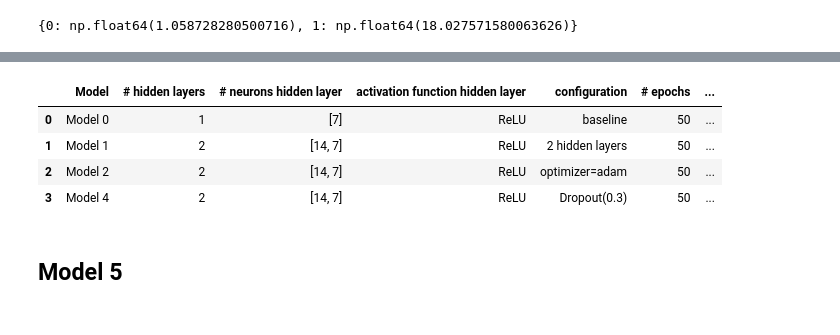
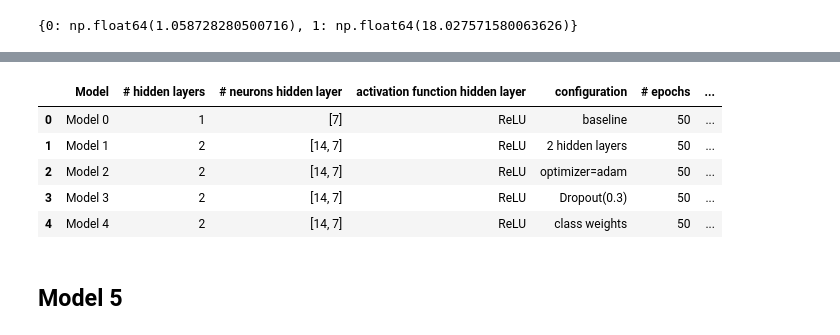
Before and after one commit to uday-d4/UTAI_NeuralNetworks_ReneWind, a Jupyter notebook: ReneWind_Notebook.ipynb, the cells around one changed output, grey strips where cells are left out. Drawn from its saved outputs; the diff is of its cells as text; code cells hidden in the pictures.

```diff
--- a/ReneWind_Notebook.ipynb
+++ b/ReneWind_Notebook.ipynb
@@ -935,12 +935,13 @@ plot(history4,'loss')
 # %%
-evaluation_results.loc[4] = ['Model 4', '2', '[14, 7]', 'ReLU', 'Dropout(0.3)', epochs, batch_size, history3.history["loss"][-1], history3.history["binary_accuracy"][-1], history3.history["precision"][-1], history3.history["recall"][-1], 2 * (history3.history["precision"][-1] * history3.history["recall"][-1]) / (history3.history["precision"][-1] + history3.history["recall"][-1] + 1e-7), history3.history["val_loss"][-1], history3.history["val_binary_accuracy"][-1], history3.history["val_precision"][-1], history3.history["val_recall"][-1], 2 * (history3.history["val_precision"][-1] * history3.history["val_recall"][-1]) / (history3.history["val_precision"][-1] + history3.history["val_recall"][-1] + 1e-7)]
+evaluation_results.loc[4] = ['Model 4', '2', '[14, 7]', 'ReLU', 'class weights', epochs, batch_size, history4.history["loss"][-1], history4.history["binary_accuracy"][-1], history4.history["precision"][-1], history4.history["recall"][-1], 2 * (history4.history["precision"][-1] * history4.history["recall"][-1]) / (history4.history["precision"][-1] + history4.history["recall"][-1] + 1e-7), history4.history["val_loss"][-1], history4.history["val_binary_accuracy"][-1], history4.history["val_precision"][-1], history4.history["val_recall"][-1], 2 * (history4.history["val_precision"][-1] * history4.history["val_recall"][-1]) / (history4.history["val_precision"][-1] + history4.history["val_recall"][-1] + 1e-7)]
 evaluation_results
 # %% [output]
 |  | Model | # hidden layers | # neurons hidden layer | activation function hidden layer | configuration | # epochs | ... |
 | 0 | Model 0 | 1 | [7] | ReLU | baseline | 50 | ... |
 | 1 | Model 1 | 2 | [14, 7] | ReLU | 2 hidden layers | 50 | ... |
 | 2 | Model 2 | 2 | [14, 7] | ReLU | optimizer=adam | 50 | ... |
-| 3 | Model 4 | 2 | [14, 7] | ReLU | Dropout(0.3) | 50 | ... |
+| 3 | Model 3 | 2 | [14, 7] | ReLU | Dropout(0.3) | 50 | ... |
+| 4 | Model 4 | 2 | [14, 7] | ReLU | class weights | 50 | ... |
 # %% [markdown]
 ## Model 5
 # %% [markdown]
```
Also changed, not shown: parts of 43 cells of this notebook.
